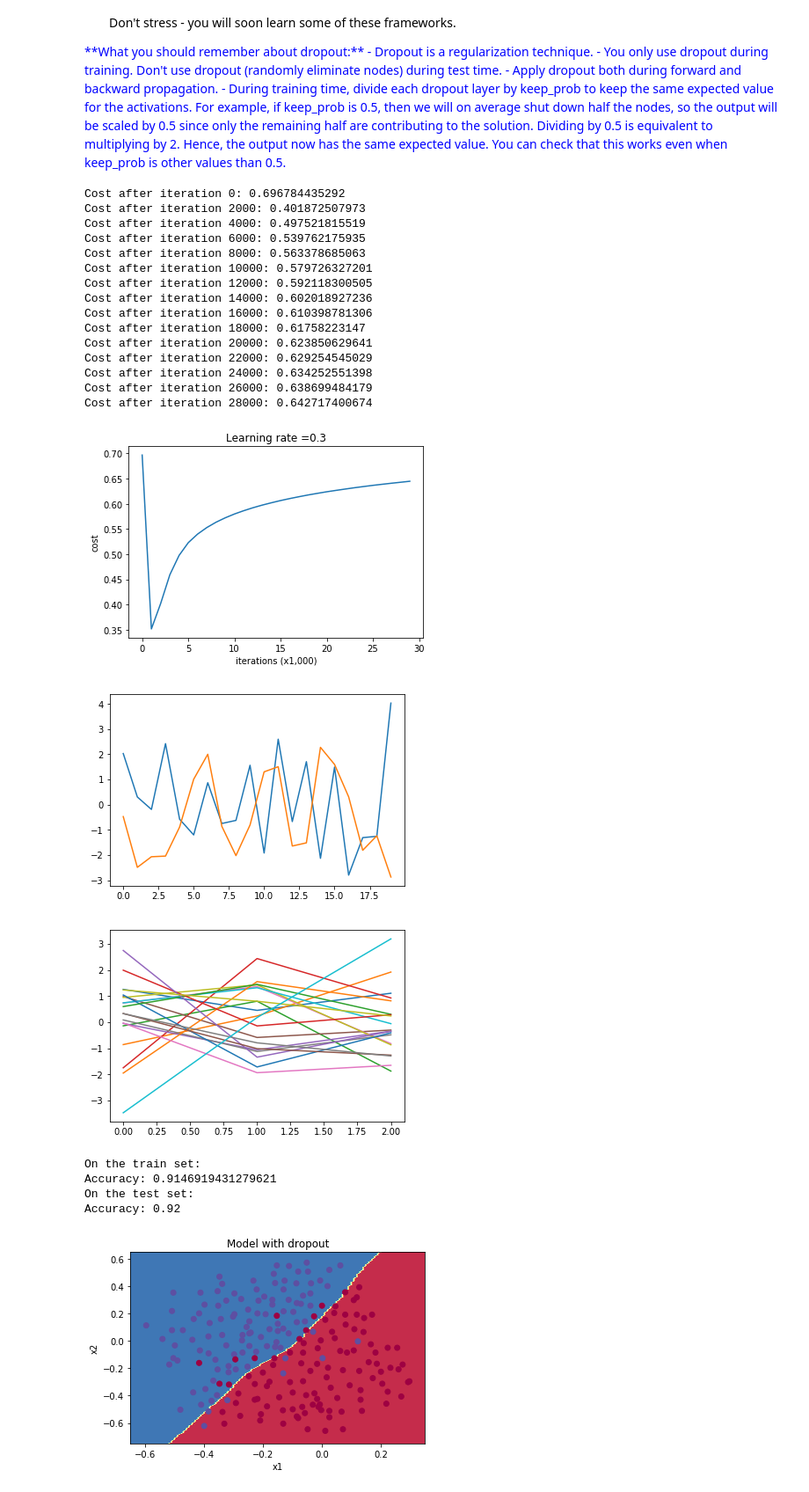
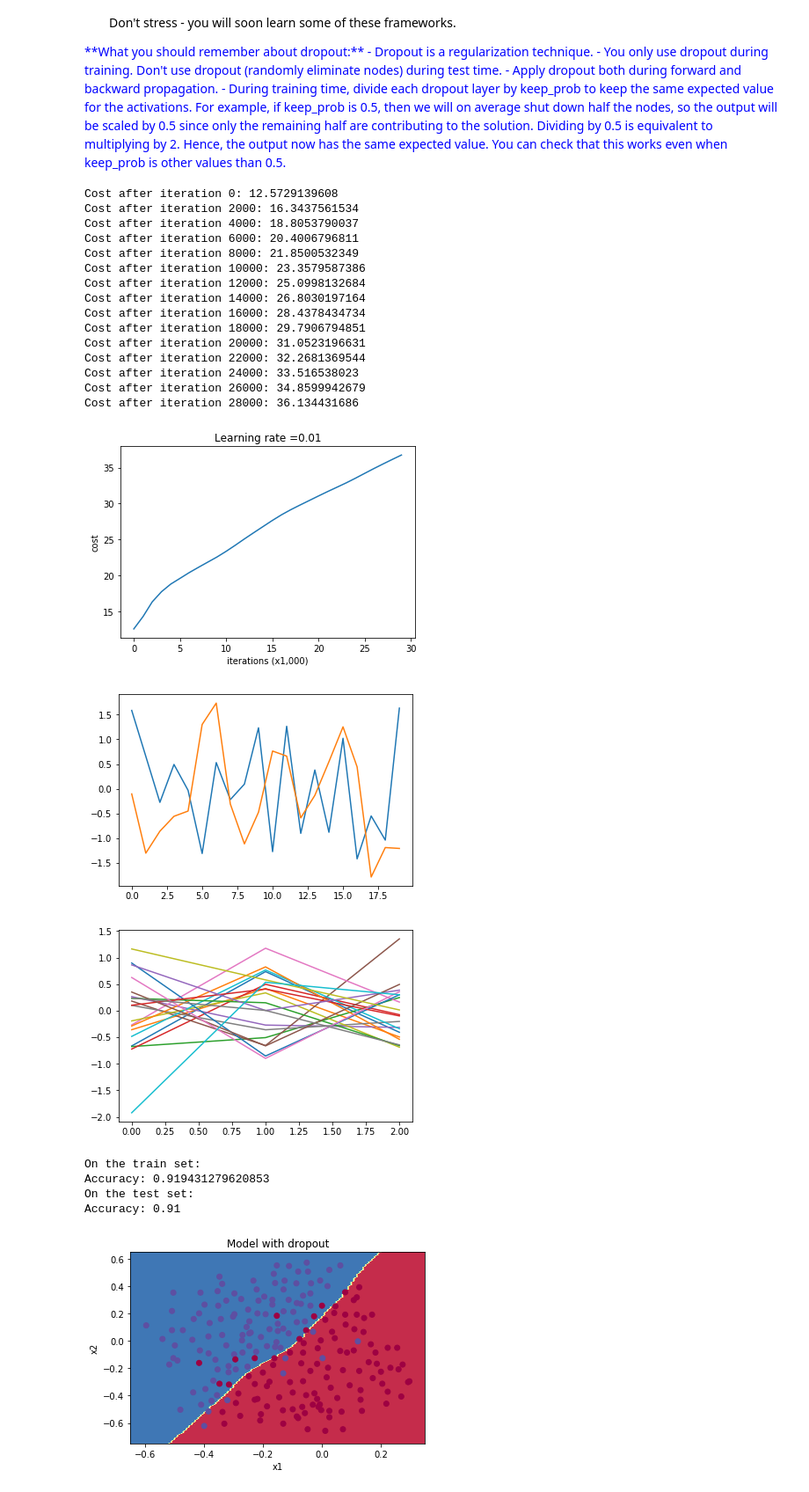
Before and after one commit to zsdaka/deep-learning, a Jupyter notebook: Improving_Deep_Neural_Networks/Regularization.ipynb, the cells around one changed output. Shown at 88% size. Cells and saved outputs as stored; diff of their text form; code cells hidden in the pictures.

```diff
--- a/Improving_Deep_Neural_Networks/Regularization.ipynb
+++ b/Improving_Deep_Neural_Networks/Regularization.ipynb
@@ -727,38 +727,38 @@ def backward_propagation_with_dropout_and_reglurization(X, Y, cache, keep_prob,
 
     return gradients
 # %%
-parameters = model(train_X, train_Y, keep_prob=0.7, lambd=0.7, learning_rate=0.3)
+parameters = model(train_X, train_Y, keep_prob=0.8, lambd=200, learning_rate=0.01, num_iterations=30000)
 plt.plot(parameters["W1"])
 plt.show()
 plt.plot(parameters["W2"])
 plt.show()
 print("On the train set:")
 predictions_train = predict(train_X, train_Y, parameters)
 print("On the test set:")
 predictions_test = predict(test_X, test_Y, parameters)
 # %% [output]
-Cost after iteration 0: 0.696784435292
-Cost after iteration 2000: 0.401872507973
-Cost after iteration 4000: 0.497521815519
-Cost after iteration 6000: 0.539762175935
-Cost after iteration 8000: 0.563378685063
-Cost after iteration 10000: 0.579726327201
-Cost after iteration 12000: 0.592118300505
-Cost after iteration 14000: 0.602018927236
-Cost after iteration 16000: 0.610398781306
-Cost after iteration 18000: 0.61758223147
-Cost after iteration 20000: 0.623850629641
-Cost after iteration 22000: 0.629254545029
-Cost after iteration 24000: 0.634252551398
-Cost after iteration 26000: 0.638699484179
-Cost after iteration 28000: 0.642717400674
+Cost after iteration 0: 12.5729139608
+Cost after iteration 2000: 16.3437561534
+Cost after iteration 4000: 18.8053790037
+Cost after iteration 6000: 20.4006796811
+Cost after iteration 8000: 21.8500532349
+Cost after iteration 10000: 23.3579587386
+Cost after iteration 12000: 25.0998132684
+Cost after iteration 14000: 26.8030197164
+Cost after iteration 16000: 28.4378434734
+Cost after iteration 18000: 29.7906794851
+Cost after iteration 20000: 31.0523196631
+Cost after iteration 22000: 32.2681369544
+Cost after iteration 24000: 33.516538023
+Cost after iteration 26000: 34.8599942679
+Cost after iteration 28000: 36.134431686
-[figure, old version]
+[figure, new version]
-[figure, old version]
+[figure, new version]
-[figure, old version]
+[figure, new version]
 On the train set:
-Accuracy: 0.9146919431279621
+Accuracy: 0.919431279620853
 On the test set:
-Accuracy: 0.92
+Accuracy: 0.91
 # %%
 plt.title("Model with dropout")
 axes = plt.gca()
```
Also changed, not shown: parts of 2 cells of this notebook, 23 other files.
